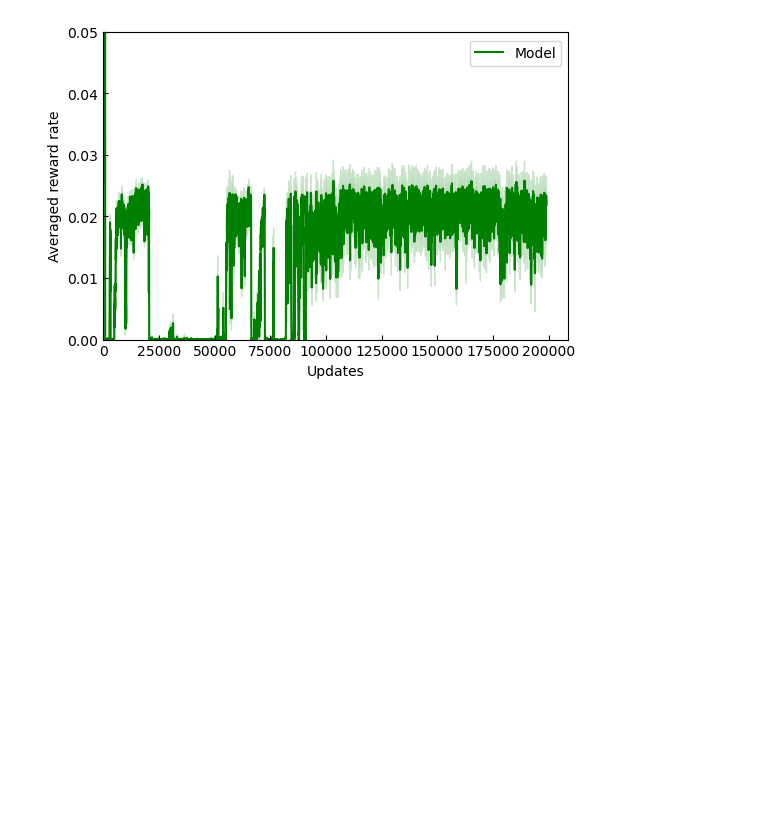
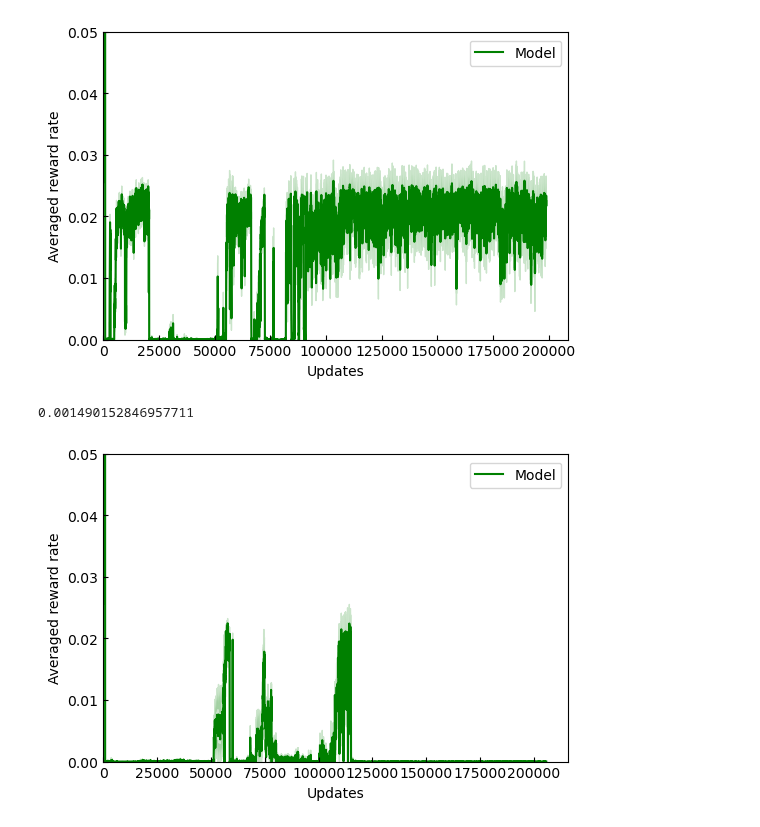
Before and after one commit to davidgbe/favorably_connected, a Jupyter notebook: notebooks/learning_baseline_exp_stoch_rewards.ipynb, the cells around one changed output. Saved outputs shown, nothing was run; the diff lists cells and outputs as text; code cells hidden in the pictures; blank space fills up the shorter version.

```diff
--- a/notebooks/learning_baseline_exp_stoch_rewards.ipynb
+++ b/notebooks/learning_baseline_exp_stoch_rewards.ipynb
@@ -264,3 +292,39 @@ print()
 # %% [output]
 0.014711090909090913
 [figure]
+# %%
+data_dir = '../data/rl_agent_outputs/punish_no_reward_long_sesh_500k_2024-10-17_16_07_22_331446_var_noise_0_activity_weight_0/reward_rates'
+reduced_data = load_data(os.path.join(data_dir, '*.npy'))
+
+scale = 1
+fig, axs = plt.subplots(1, 1, figsize=(6 * scale, 4 * scale))
+
+axs.fill_between(
+    np.arange(reduced_data.shape[1]) * AVERAGING_SIZE,
+    np.mean(reduced_data.T, axis=1) - np.std(reduced_data.T, axis=1) / np.sqrt(reduced_data.shape[0]),
+    np.mean(reduced_data.T, axis=1) + np.std(reduced_data.T, axis=1) / np.sqrt(reduced_data.shape[0]),
+    color='green',
+    alpha=0.2,
+    zorder=1,
+)
+
+axs.plot(
+    np.arange(reduced_data.shape[1]) * AVERAGING_SIZE,
+    np.mean(reduced_data.T, axis=1),
+    c='green',
+    zorder=1,
+    label='Model',
+)
+
+print( np.mean(reduced_data.T, axis=1)[:-50:].mean())
+
+axs.set_ylim(0, 0.05)
+axs.set_xlim(0)
+axs.set_ylabel('Averaged reward rate')
+axs.set_xlabel('Updates')
+axs.tick_params(axis='both', direction='in')
+fig.legend(bbox_to_anchor=(0.9, 0.875))
+print()
+# %% [output]
+0.001490152846957711
+[figure, added]
```
Also changed, not shown: parts of 10 cells of this notebook, 5 other files.
